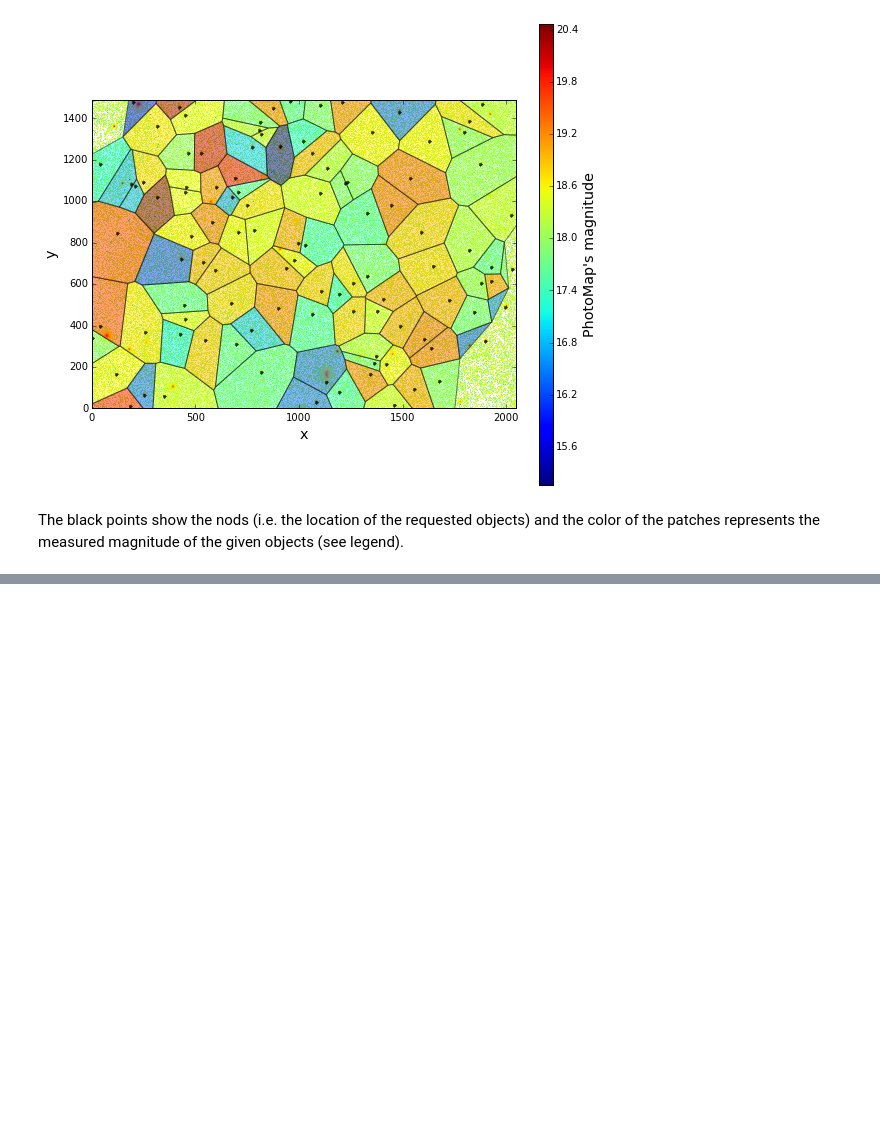
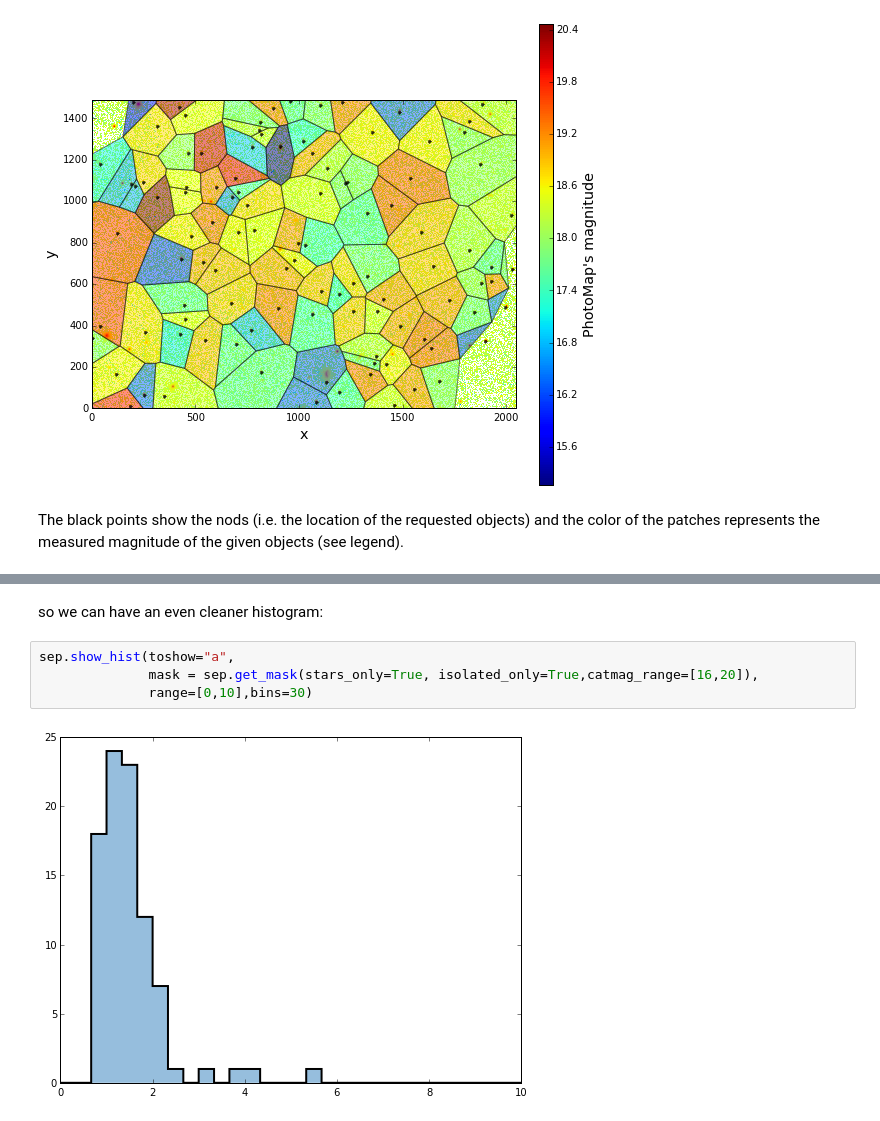
Before and after one commit to MickaelRigault/astrobject, a Jupyter notebook: notebooks/Tutorial_Collections__PhotoPoints.ipynb, the cells around one changed output, grey strips where cells are left out. Drawn from its saved outputs; the diff is of its cells as text; blank space fills up the shorter version.

```diff
--- a/notebooks/Tutorial_Collections__PhotoPoints.ipynb
+++ b/notebooks/Tutorial_Collections__PhotoPoints.ipynb
@@ -398,0 +467,8 @@ The black points show the nods (i.e. the location of the requested objects) and
+# %% [markdown]
+so we can have an even cleaner histogram:
+# %%
+sep.show_hist(toshow="a",
+              mask = sep.get_mask(stars_only=True, isolated_only=True,catmag_range=[16,20]),
+              range=[0,10],bins=30)
+# %% [output]
+[figure, added]
```
Also changed, not shown: parts of 16 cells of this notebook, 3 other files.
